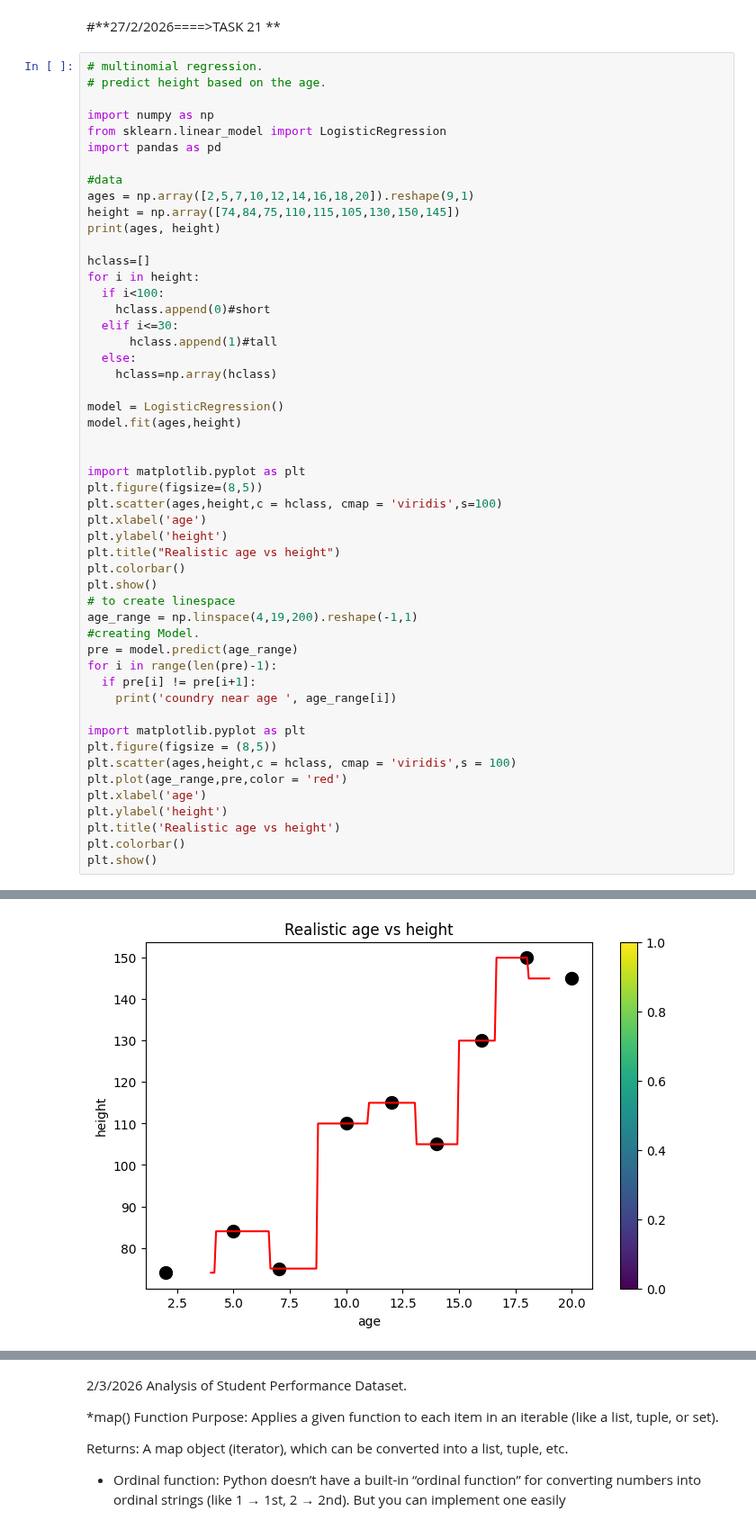
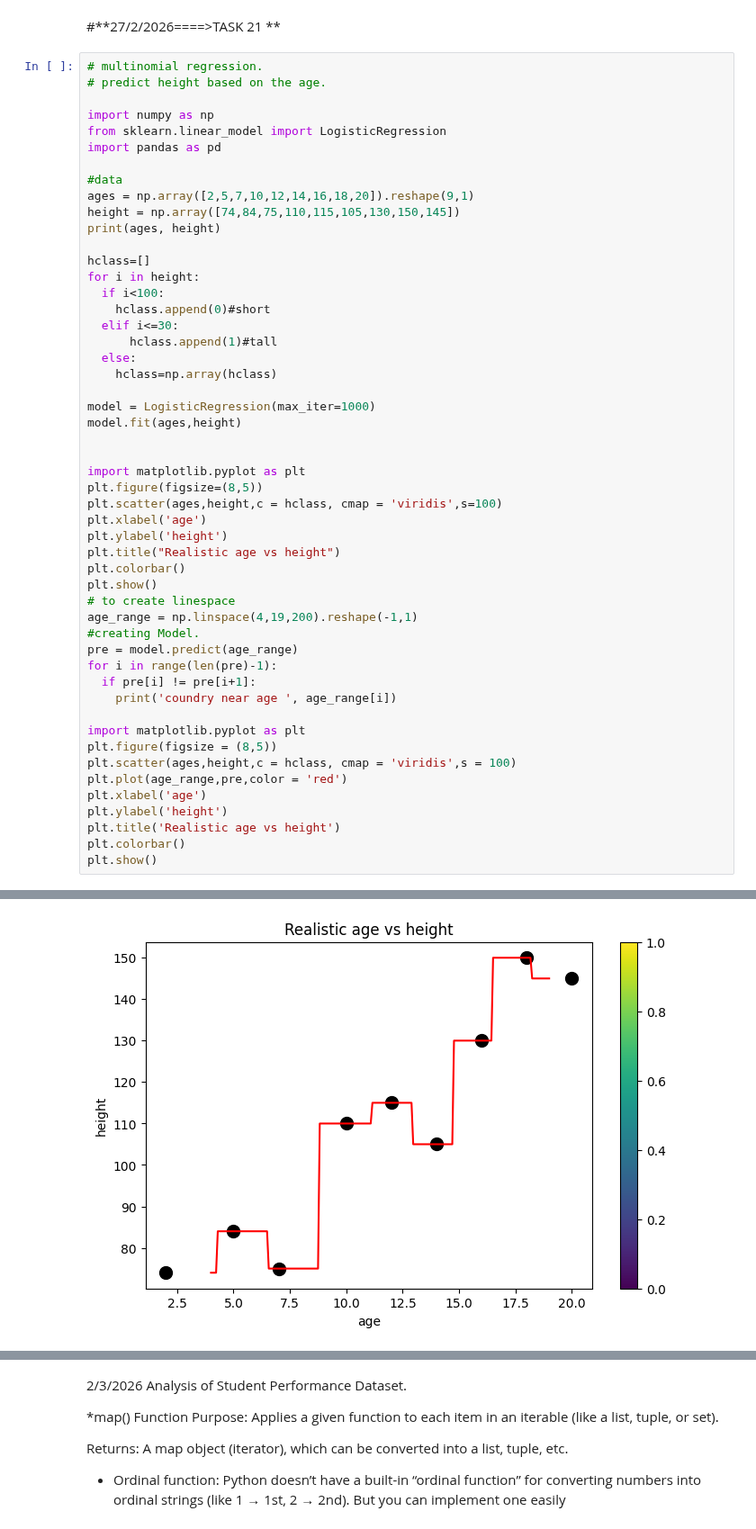
Before and after one commit to nimitha123-kd/Engineering-Worklog, a Jupyter notebook: Class1_PythonBasics_.ipynb, the cells around one changed output, grey strips where cells are left out. Shown at 90% size. Cells and saved outputs as stored; diff of their text form.

```diff
--- a/Class1_PythonBasics_.ipynb
+++ b/Class1_PythonBasics_.ipynb
@@ -4420,7 +4814,7 @@ for i in height:
   else:
     hclass=np.array(hclass)
 
-model = LogisticRegression()
+model = LogisticRegression(max_iter=1000)
 model.fit(ages,height)
 
 
@@ -4488 +4865 @@ No data for colormapping provided via 'c'. Parameters 'cmap' will be ignored
-[figure, old version]
+[figure, new version]
```
Also changed, not shown: parts of 11 cells of this notebook.
